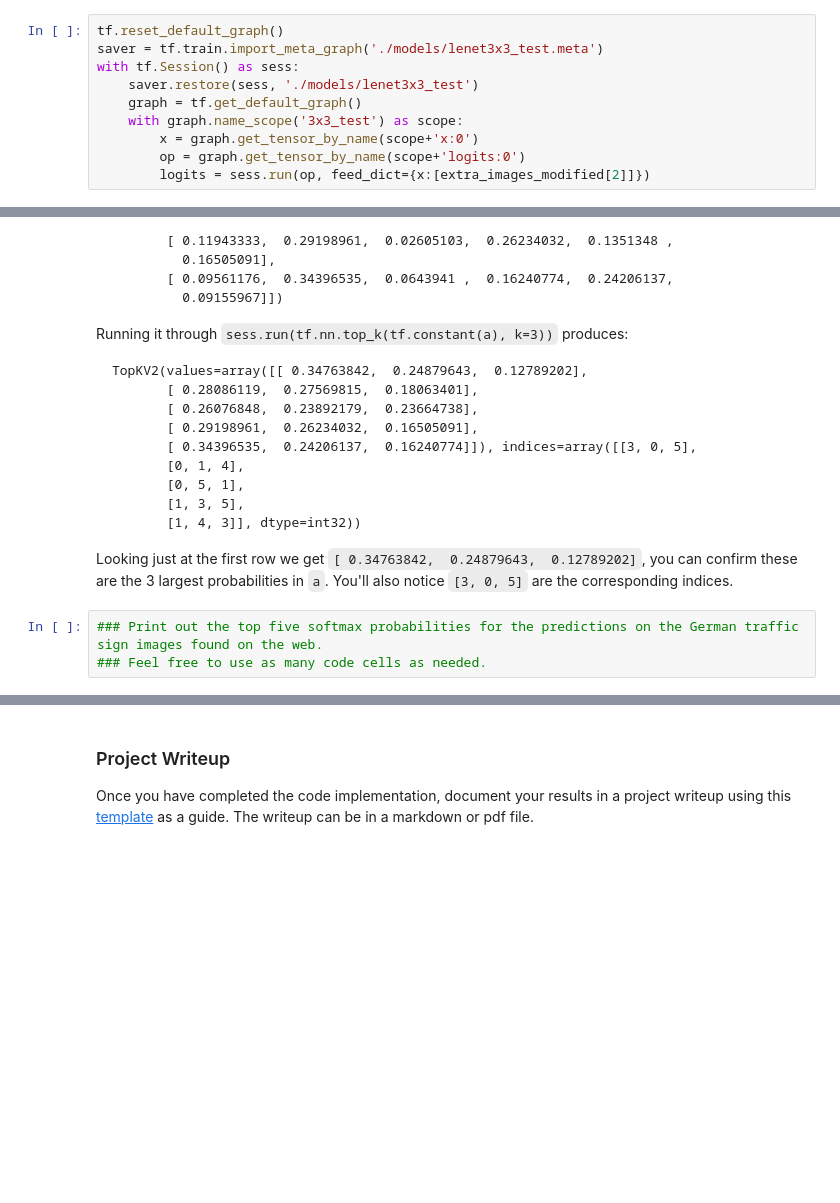
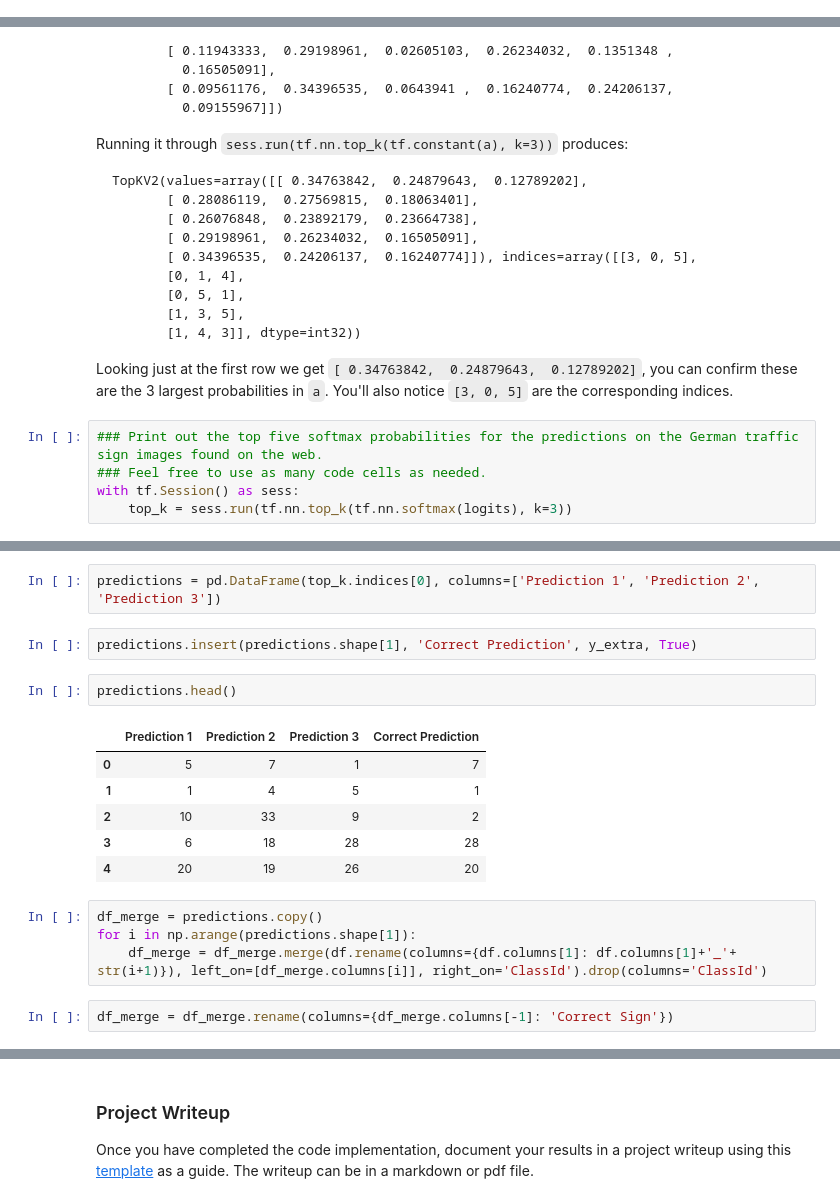
Before and after one commit to rezarajan/sdc-traffic-sign-classifier, a Jupyter notebook: Traffic_Sign_Classifier.ipynb, the cells around one changed output, grey strips where cells are left out. Saved outputs shown, nothing was run; the diff lists cells and outputs as text; blank space fills up the shorter version.

```diff
--- a/Traffic_Sign_Classifier.ipynb
+++ b/Traffic_Sign_Classifier.ipynb
@@ -772,13 +783,3 @@ extra_images_modified = preprocess_images(extra_images_modified)
 logits = model_d.run(extra_images_modified)
 # %% [output]
 INFO:tensorflow:Restoring parameters from ./models/lenet3x3_test
-# %%
-tf.reset_default_graph()
-saver = tf.train.import_meta_graph('./models/lenet3x3_test.meta')
-with tf.Session() as sess:
-    saver.restore(sess, './models/lenet3x3_test')
-    graph = tf.get_default_graph()
-    with graph.name_scope('3x3_test') as scope:
-        x = graph.get_tensor_by_name(scope+'x:0')
-        op = graph.get_tensor_by_name(scope+'logits:0')
-        logits = sess.run(op, feed_dict={x:[extra_images_modified[2]]})
@@ -873,3 +864,5 @@ Looking just at the first row we get `[ 0.34763842,  0.24879643,  0.12789202]`,
 # %%
 ### Print out the top five softmax probabilities for the predictions on the German traffic sign images found on the web.
 ### Feel free to use as many code cells as needed.
+with tf.Session() as sess:
+    top_k = sess.run(tf.nn.top_k(tf.nn.softmax(logits), k=3))
@@ -875,0 +900,19 @@ Looking just at the first row we get `[ 0.34763842,  0.24879643,  0.12789202]`,
+# %%
+predictions = pd.DataFrame(top_k.indices[0], columns=['Prediction 1', 'Prediction 2', 'Prediction 3'])
+# %%
+predictions.insert(predictions.shape[1], 'Correct Prediction', y_extra, True)
+# %%
+predictions.head()
+# %% [output]
+|  | Prediction 1 | Prediction 2 | Prediction 3 | Correct Prediction |
+| 0 | 5 | 7 | 1 | 7 |
+| 1 | 1 | 4 | 5 | 1 |
+| 2 | 10 | 33 | 9 | 2 |
+| 3 | 6 | 18 | 28 | 28 |
+| 4 | 20 | 19 | 26 | 20 |
+# %%
+df_merge = predictions.copy()
+for i in np.arange(predictions.shape[1]):
+    df_merge = df_merge.merge(df.rename(columns={df.columns[1]: df.columns[1]+'_'+ str(i+1)}), left_on=[df_merge.columns[i]], right_on='ClassId').drop(columns='ClassId')
+# %%
+df_merge = df_merge.rename(columns={df_merge.columns[-1]: 'Correct Sign'})
```
Also changed, not shown: parts of 14 cells of this notebook.
